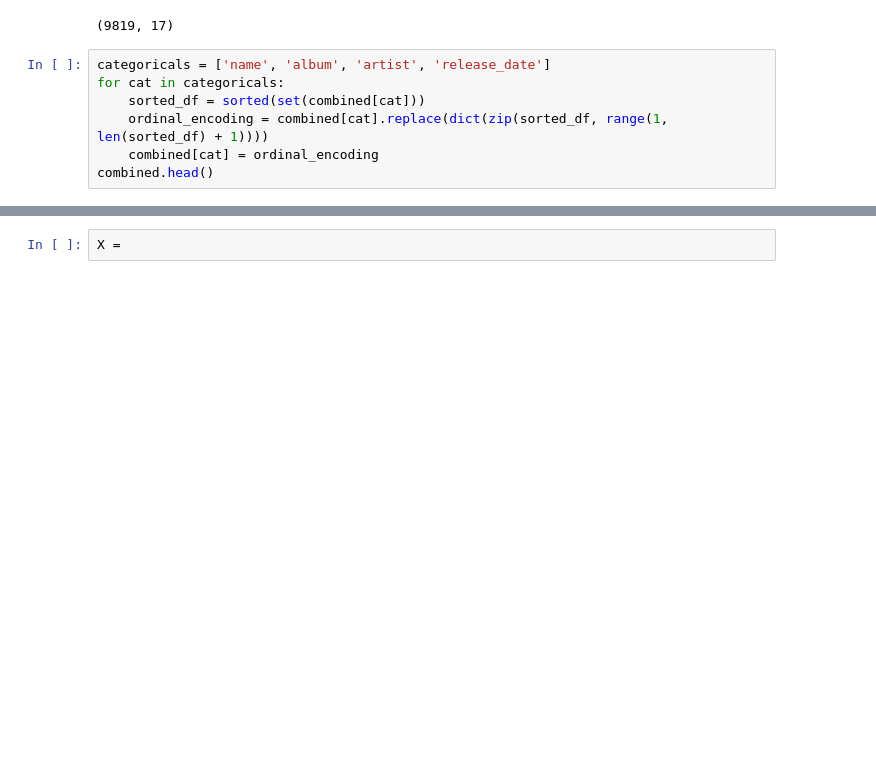
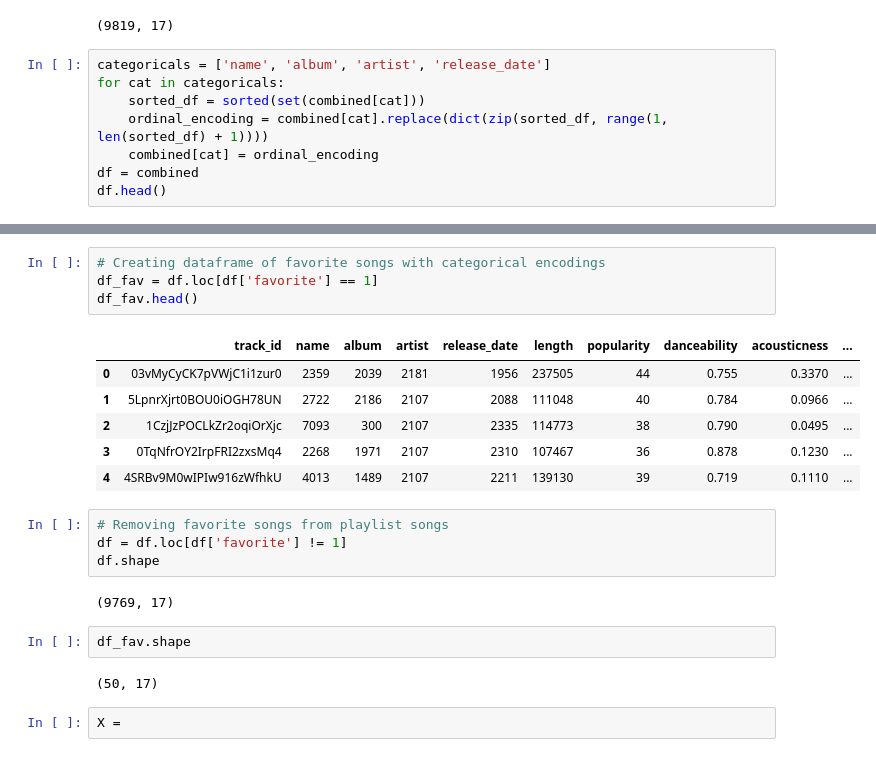
Before and after one commit to lognorman20/spotify_recommender, a Jupyter notebook: model_creation.ipynb, the cells around one changed output, grey strips where cells are left out. Cells and saved outputs as stored; diff of their text form; blank space fills up the shorter version.

Commit message:
removed favorite songs from playlist songs

```diff
--- a/model_creation.ipynb
+++ b/model_creation.ipynb
@@ -273,7 +273,8 @@ for cat in categoricals:
     sorted_df = sorted(set(combined[cat]))
     ordinal_encoding = combined[cat].replace(dict(zip(sorted_df, range(1, len(sorted_df) + 1))))
     combined[cat] = ordinal_encoding
-combined.head()
+df = combined
+df.head()
 # %% [output]
 |  | track_id | name | album | artist | release_date | length | popularity | danceability | acousticness | ... |
 | 0 | 7MAibcTli4IisCtbHKrGMh | 4007 | 3339 | 581 | 2524 | 242096 | 90 | 0.586 | 0.1820 | ... |
@@ -281,6 +282,27 @@ combined.head()
 | 2 | 1diS6nkxMQc3wwC4G1j0bh | 8117 | 2221 | 1091 | 2505 | 165506 | 88 | 0.722 | 0.0319 | ... |
 | 3 | 5QO79kh1waicV47BqGRL3g | 6037 | 212 | 3745 | 2293 | 215626 | 97 | 0.680 | 0.0212 | ... |
 | 4 | 3Ofmpyhv5UAQ70mENzB277 | 542 | 433 | 2439 | 2478 | 132780 | 94 | 0.778 | 0.1750 | ... |
+# %%
+# Creating dataframe of favorite songs with categorical encodings
+df_fav = df.loc[df['favorite'] == 1]
+df_fav.head()
+# %% [output]
+|  | track_id | name | album | artist | release_date | length | popularity | danceability | acousticness | ... |
+| 0 | 03vMyCyCK7pVWjC1i1zur0 | 2359 | 2039 | 2181 | 1956 | 237505 | 44 | 0.755 | 0.3370 | ... |
+| 1 | 5LpnrXjrt0BOU0iOGH78UN | 2722 | 2186 | 2107 | 2088 | 111048 | 40 | 0.784 | 0.0966 | ... |
+| 2 | 1CzjJzPOCLkZr2oqiOrXjc | 7093 | 300 | 2107 | 2335 | 114773 | 38 | 0.790 | 0.0495 | ... |
+| 3 | 0TqNfrOY2IrpFRI2zxsMq4 | 2268 | 1971 | 2107 | 2310 | 107467 | 36 | 0.878 | 0.1230 | ... |
+| 4 | 4SRBv9M0wIPIw916zWfhkU | 4013 | 1489 | 2107 | 2211 | 139130 | 39 | 0.719 | 0.1110 | ... |
+# %%
+# Removing favorite songs from playlist songs
+df = df.loc[df['favorite'] != 1]
+df.shape
+# %% [output]
+(9769, 17)
+# %%
+df_fav.shape
+# %% [output]
+(50, 17)
 # %%
 X =
 # %%
```
Also changed, not shown: parts of 1 cell of this notebook.
